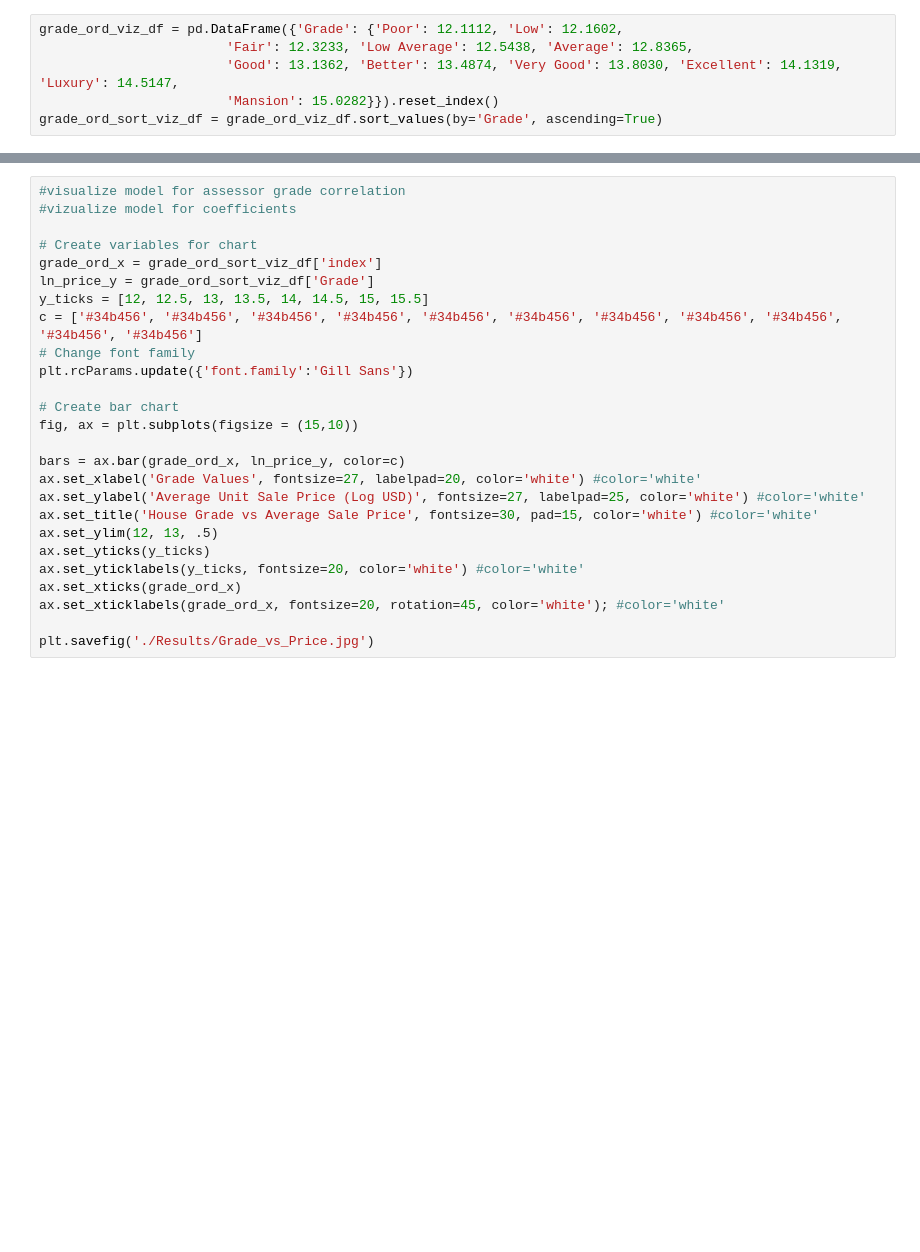
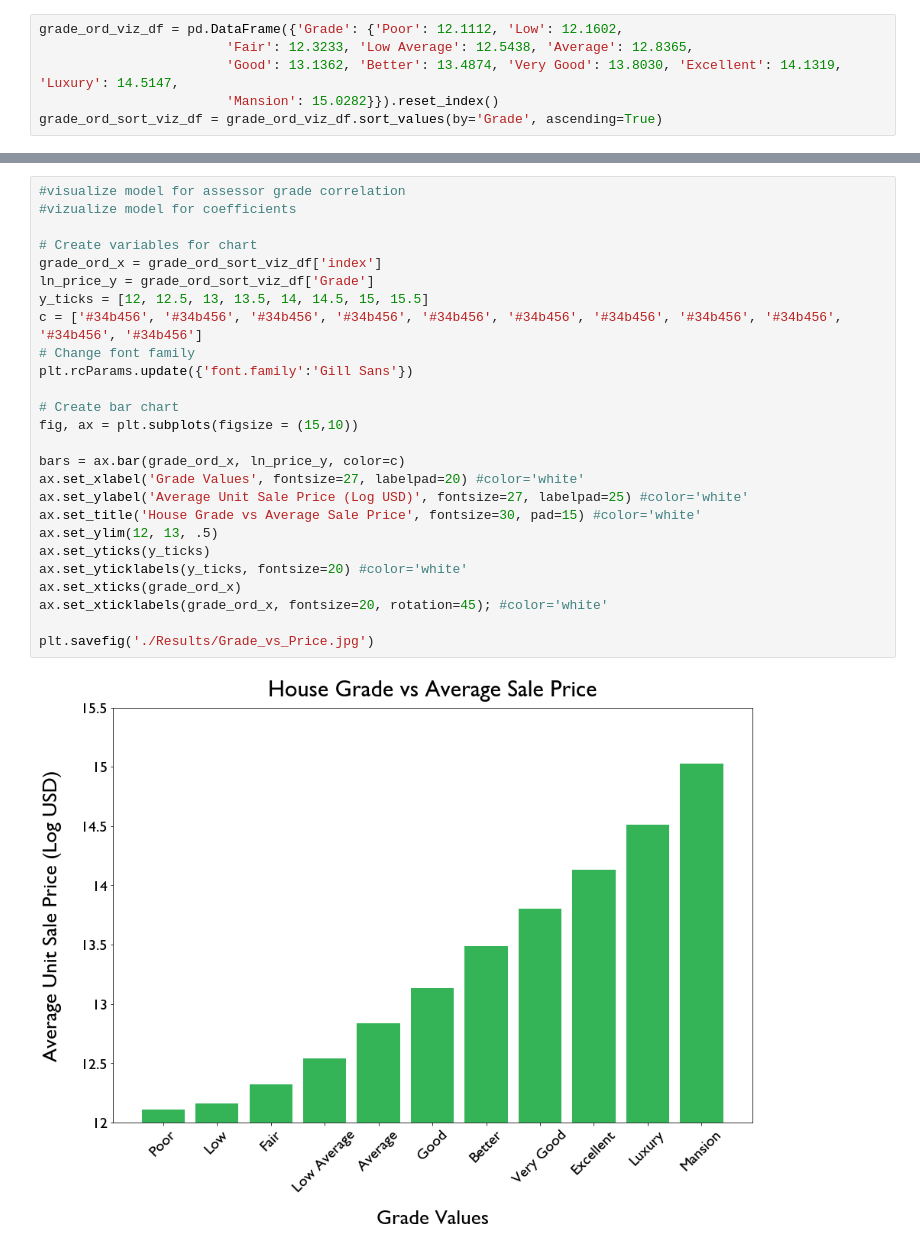
Before and after one commit to dermothethird/King_County_Housing_Project, a Jupyter notebook: Final Deliverable Notebook.ipynb, the cells around one changed output, grey strips where cells are left out. Cells and saved outputs as stored; diff of their text form; blank space fills up the shorter version.

```diff
--- a/Final Deliverable Notebook.ipynb
+++ b/Final Deliverable Notebook.ipynb
@@ -957,29 +2175,31 @@ grade_ord_sort_viz_df
 # %%
 #visualize model for assessor grade correlation
 #vizualize model for coefficients
 
 # Create variables for chart
 grade_ord_x = grade_ord_sort_viz_df['index']
 ln_price_y = grade_ord_sort_viz_df['Grade']
 y_ticks = [12, 12.5, 13, 13.5, 14, 14.5, 15, 15.5]
 c = ['#34b456', '#34b456', '#34b456', '#34b456', '#34b456', '#34b456', '#34b456', '#34b456', '#34b456', '#34b456', '#34b456']
 # Change font family
 plt.rcParams.update({'font.family':'Gill Sans'})
 
 # Create bar chart
 fig, ax = plt.subplots(figsize = (15,10))
 
 bars = ax.bar(grade_ord_x, ln_price_y, color=c)
-ax.set_xlabel('Grade Values', fontsize=27, labelpad=20, color='white') #color='white'
-ax.set_ylabel('Average Unit Sale Price (Log USD)', fontsize=27, labelpad=25, color='white') #color='white'
-ax.set_title('House Grade vs Average Sale Price', fontsize=30, pad=15, color='white') #color='white'
+ax.set_xlabel('Grade Values', fontsize=27, labelpad=20) #color='white'
+ax.set_ylabel('Average Unit Sale Price (Log USD)', fontsize=27, labelpad=25) #color='white'
+ax.set_title('House Grade vs Average Sale Price', fontsize=30, pad=15) #color='white'
 ax.set_ylim(12, 13, .5)
 ax.set_yticks(y_ticks)
-ax.set_yticklabels(y_ticks, fontsize=20, color='white') #color='white'
+ax.set_yticklabels(y_ticks, fontsize=20) #color='white'
 ax.set_xticks(grade_ord_x)
-ax.set_xticklabels(grade_ord_x, fontsize=20, rotation=45, color='white'); #color='white'
+ax.set_xticklabels(grade_ord_x, fontsize=20, rotation=45); #color='white'
 
 plt.savefig('./Results/Grade_vs_Price.jpg')
+# %% [output]
+[figure, added]
 # %%
 #visualize model for assessor grade correlation (raw price)
 #vizualize model for coefficients
```
Also changed, not shown: parts of 178 cells of this notebook, 7 other files.
